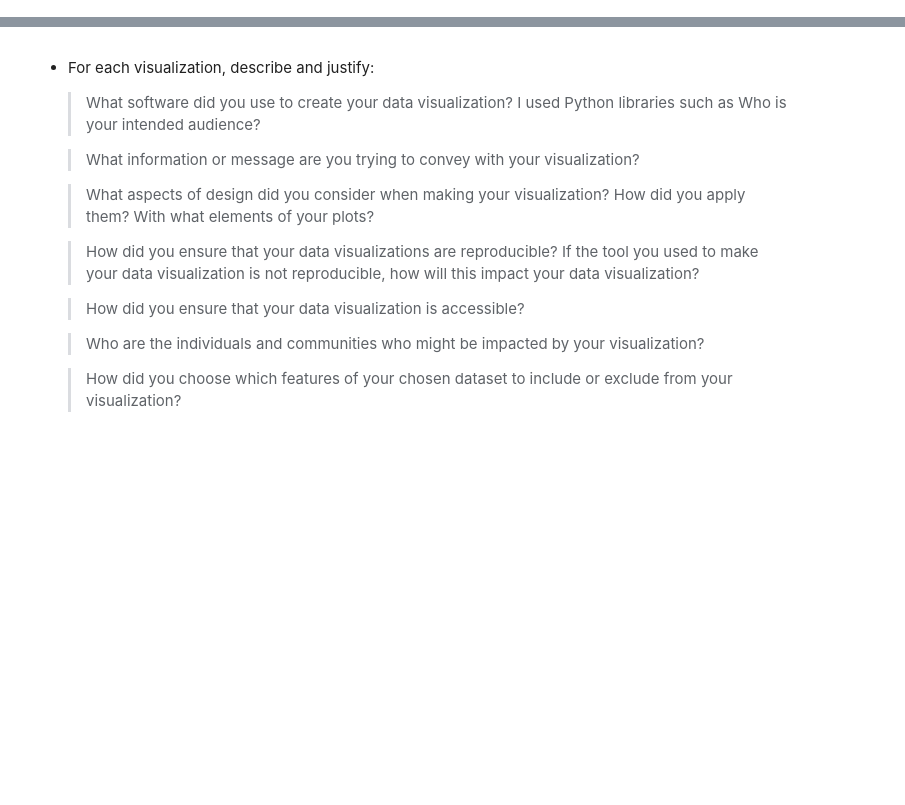
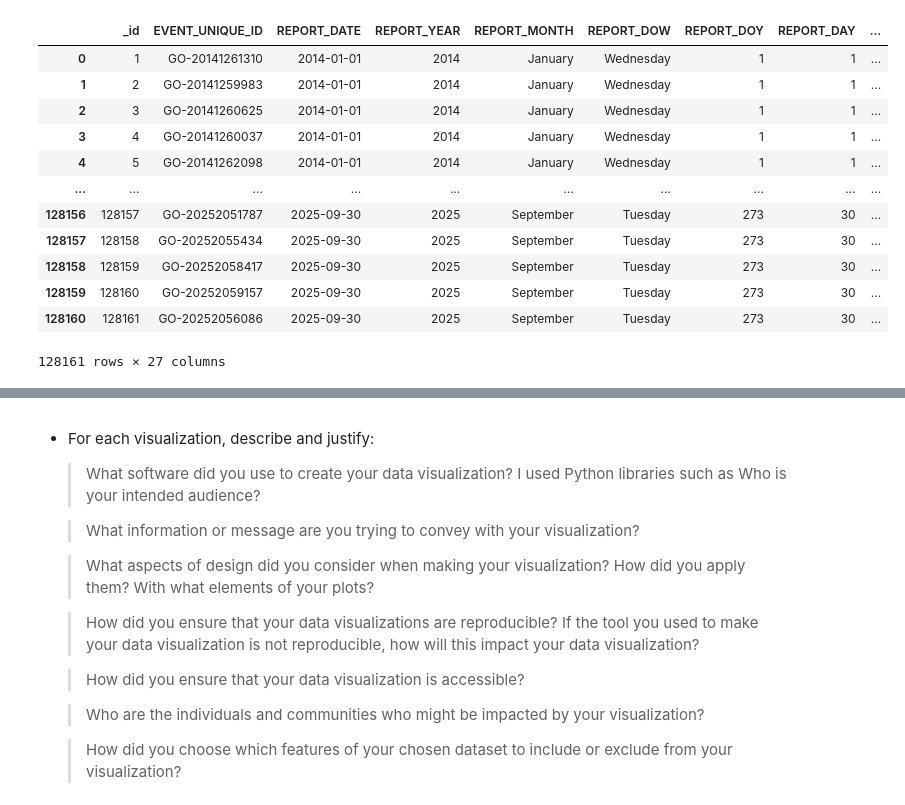
Before and after one commit to chloeyli/visualization, a Jupyter notebook: 02_activities/assignments/assignment_3.ipynb, the cells around one changed output, grey strips where cells are left out. Saved outputs shown, nothing was run; the diff lists cells and outputs as text; code cells hidden in the pictures; blank space fills up the shorter version.

```diff
--- a/02_activities/assignments/assignment_3.ipynb
+++ b/02_activities/assignments/assignment_3.ipynb
@@ -73,0 +212,16 @@ counts_df.isnull()
+# %%
+counts_df
+# %% [output]
+|  | _id | EVENT_UNIQUE_ID | REPORT_DATE | REPORT_YEAR | REPORT_MONTH | REPORT_DOW | REPORT_DOY | REPORT_DAY | ... |
+| 0 | 1 | GO-20141261310 | 2014-01-01 | 2014 | January | Wednesday | 1 | 1 | ... |
+| 1 | 2 | GO-20141259983 | 2014-01-01 | 2014 | January | Wednesday | 1 | 1 | ... |
+| 2 | 3 | GO-20141260625 | 2014-01-01 | 2014 | January | Wednesday | 1 | 1 | ... |
+| 3 | 4 | GO-20141260037 | 2014-01-01 | 2014 | January | Wednesday | 1 | 1 | ... |
+| 4 | 5 | GO-20141262098 | 2014-01-01 | 2014 | January | Wednesday | 1 | 1 | ... |
+| ... | ... | ... | ... | ... | ... | ... | ... | ... | ... |
+| 128156 | 128157 | GO-20252051787 | 2025-09-30 | 2025 | September | Tuesday | 273 | 30 | ... |
+| 128157 | 128158 | GO-20252055434 | 2025-09-30 | 2025 | September | Tuesday | 273 | 30 | ... |
+| 128158 | 128159 | GO-20252058417 | 2025-09-30 | 2025 | September | Tuesday | 273 | 30 | ... |
+| 128159 | 128160 | GO-20252059157 | 2025-09-30 | 2025 | September | Tuesday | 273 | 30 | ... |
+| 128160 | 128161 | GO-20252056086 | 2025-09-30 | 2025 | September | Tuesday | 273 | 30 | ... |
+128161 rows × 27 columns
```
Also changed, not shown: parts of 17 cells of this notebook, 5 other files.
